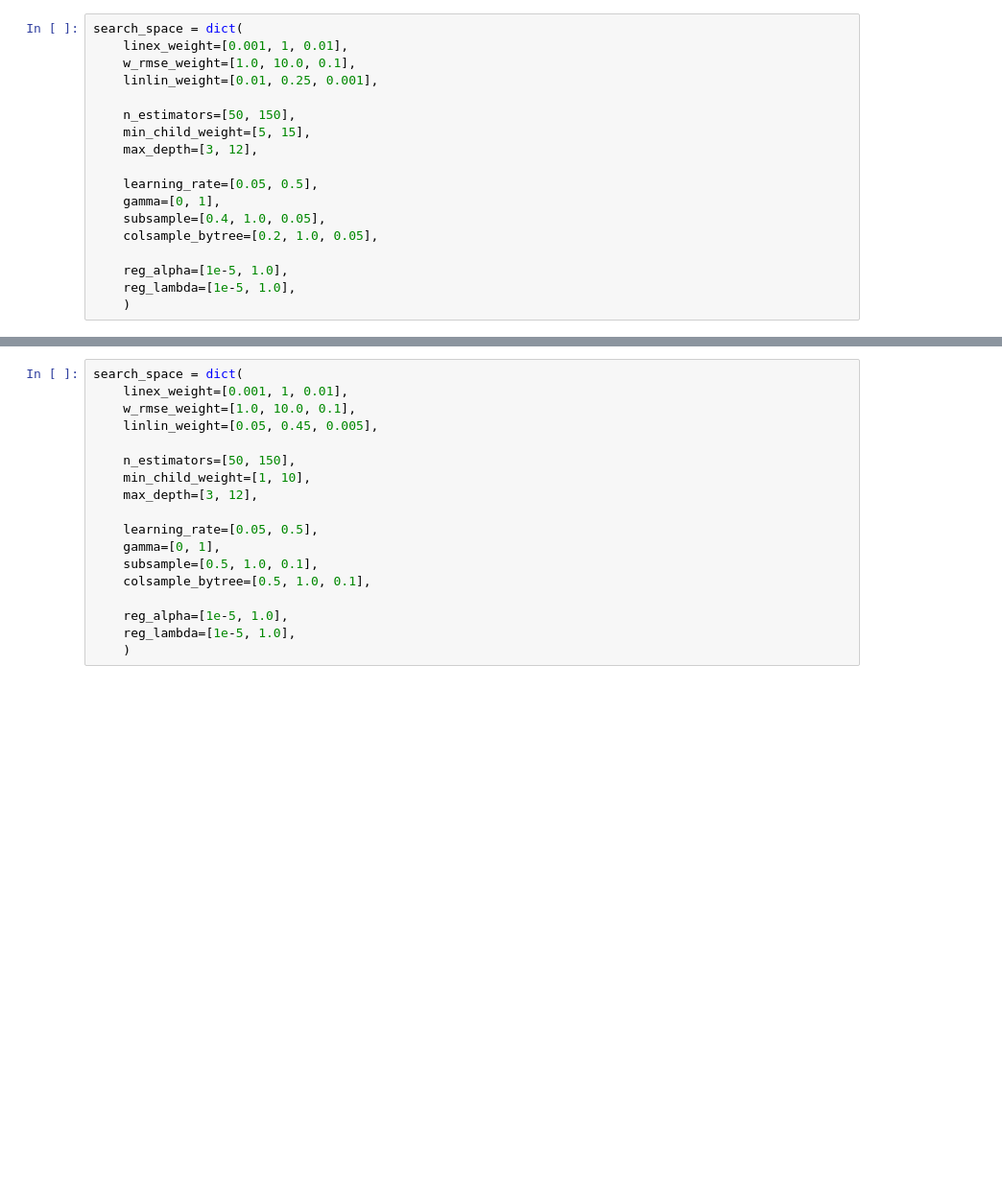
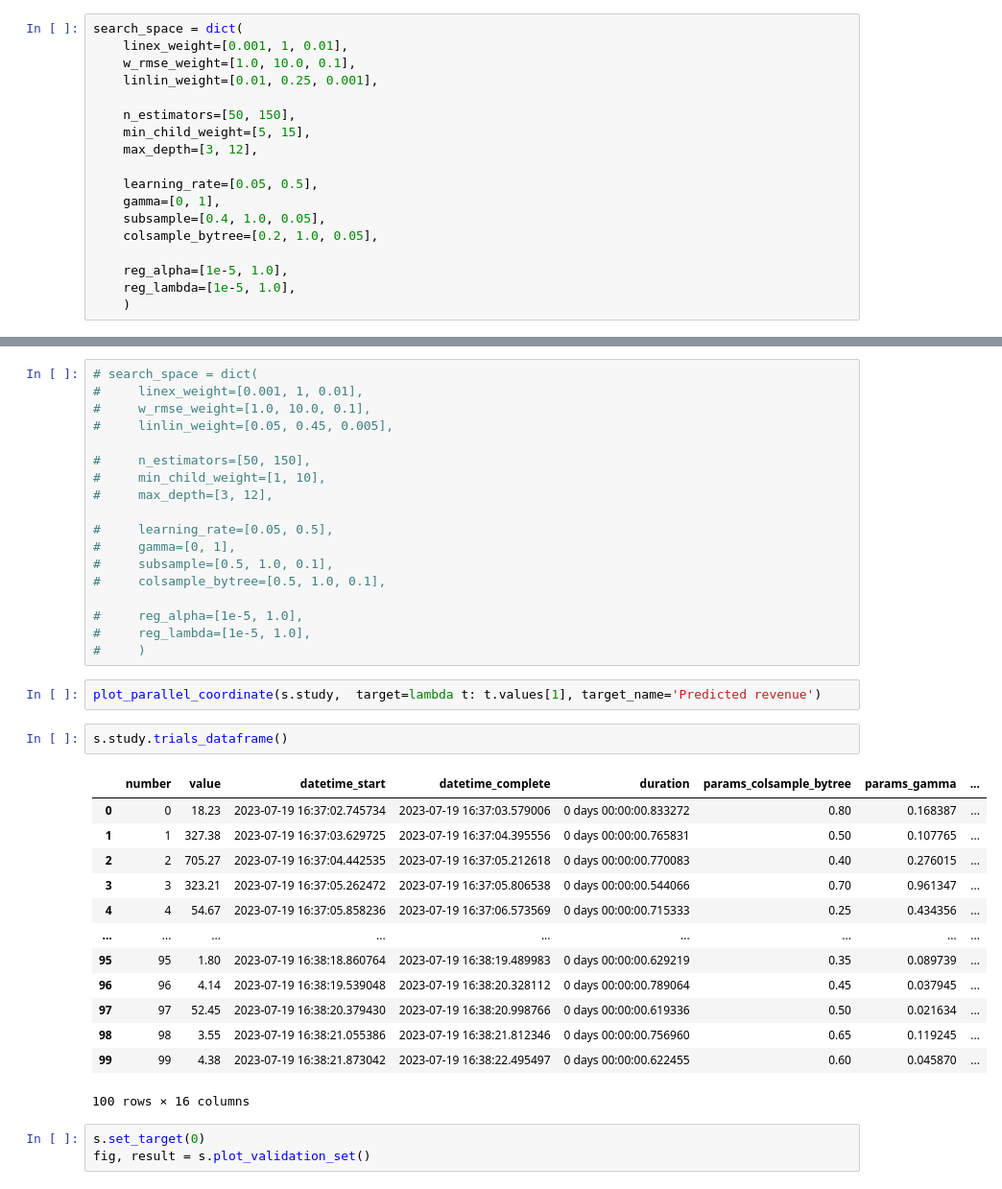
Before and after one commit to 93chanle/srl_other_models, a Jupyter notebook: test.ipynb, the cells around one changed output, grey strips where cells are left out. Shown at 96% size. Drawn from its saved outputs; the diff is of its cells as text; blank space fills up the shorter version.

```diff
--- a/test.ipynb
+++ b/test.ipynb
@@ -49,18 +60,39 @@ s = XGB_Optuna(args=args, search_space=search_space, timestamp=now, n_trials=100
 # %%
-search_space = dict(
-    linex_weight=[0.001, 1, 0.01],
-    w_rmse_weight=[1.0, 10.0, 0.1],
-    linlin_weight=[0.05, 0.45, 0.005],
+# search_space = dict(
+#     linex_weight=[0.001, 1, 0.01],
+#     w_rmse_weight=[1.0, 10.0, 0.1],
+#     linlin_weight=[0.05, 0.45, 0.005],
 
-    n_estimators=[50, 150],
-    min_child_weight=[1, 10],
-    max_depth=[3, 12],
+#     n_estimators=[50, 150],
+#     min_child_weight=[1, 10],
+#     max_depth=[3, 12],
 
-    learning_rate=[0.05, 0.5],
-    gamma=[0, 1],
-    subsample=[0.5, 1.0, 0.1],
-    colsample_bytree=[0.5, 1.0, 0.1],
+#     learning_rate=[0.05, 0.5],
+#     gamma=[0, 1],
+#     subsample=[0.5, 1.0, 0.1],
+#     colsample_bytree=[0.5, 1.0, 0.1],
 
-    reg_alpha=[1e-5, 1.0],
-    reg_lambda=[1e-5, 1.0],
-    )
+#     reg_alpha=[1e-5, 1.0],
+#     reg_lambda=[1e-5, 1.0],
+#     )
+# %%
+plot_parallel_coordinate(s.study,  target=lambda t: t.values[1], target_name='Predicted revenue')
+# %%
+s.study.trials_dataframe()
+# %% [output]
+|  | number | value | datetime_start | datetime_complete | duration | params_colsample_bytree | params_gamma | ... |
+| 0 | 0 | 18.23 | 2023-07-19 16:37:02.745734 | 2023-07-19 16:37:03.579006 | 0 days 00:00:00.833272 | 0.80 | 0.168387 | ... |
+| 1 | 1 | 327.38 | 2023-07-19 16:37:03.629725 | 2023-07-19 16:37:04.395556 | 0 days 00:00:00.765831 | 0.50 | 0.107765 | ... |
+| 2 | 2 | 705.27 | 2023-07-19 16:37:04.442535 | 2023-07-19 16:37:05.212618 | 0 days 00:00:00.770083 | 0.40 | 0.276015 | ... |
+| 3 | 3 | 323.21 | 2023-07-19 16:37:05.262472 | 2023-07-19 16:37:05.806538 | 0 days 00:00:00.544066 | 0.70 | 0.961347 | ... |
+| 4 | 4 | 54.67 | 2023-07-19 16:37:05.858236 | 2023-07-19 16:37:06.573569 | 0 days 00:00:00.715333 | 0.25 | 0.434356 | ... |
+| ... | ... | ... | ... | ... | ... | ... | ... | ... |
+| 95 | 95 | 1.80 | 2023-07-19 16:38:18.860764 | 2023-07-19 16:38:19.489983 | 0 days 00:00:00.629219 | 0.35 | 0.089739 | ... |
+| 96 | 96 | 4.14 | 2023-07-19 16:38:19.539048 | 2023-07-19 16:38:20.328112 | 0 days 00:00:00.789064 | 0.45 | 0.037945 | ... |
+| 97 | 97 | 52.45 | 2023-07-19 16:38:20.379430 | 2023-07-19 16:38:20.998766 | 0 days 00:00:00.619336 | 0.50 | 0.021634 | ... |
+| 98 | 98 | 3.55 | 2023-07-19 16:38:21.055386 | 2023-07-19 16:38:21.812346 | 0 days 00:00:00.756960 | 0.65 | 0.119245 | ... |
+| 99 | 99 | 4.38 | 2023-07-19 16:38:21.873042 | 2023-07-19 16:38:22.495497 | 0 days 00:00:00.622455 | 0.60 | 0.045870 | ... |
+100 rows × 16 columns
+# %%
+s.set_target(0)
+fig, result = s.plot_validation_set()
```
Also changed, not shown: parts of 5 cells of this notebook, 43 other files.
